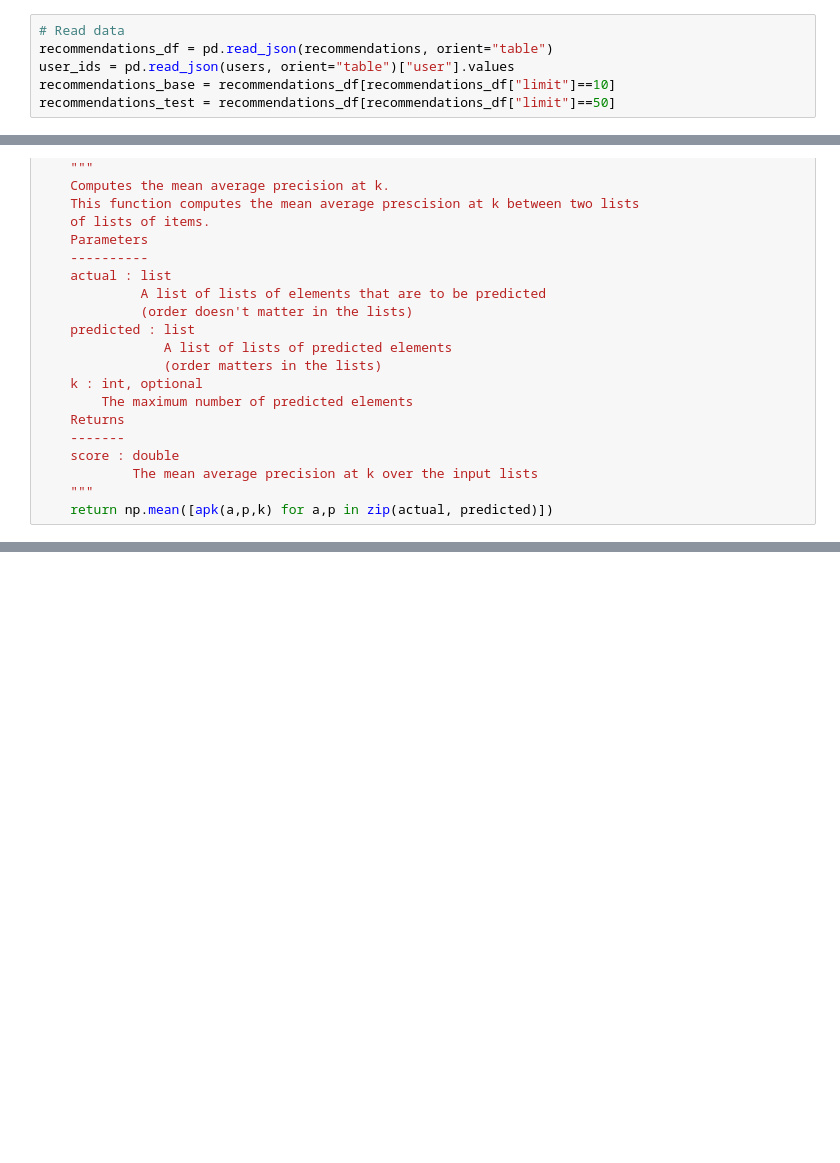
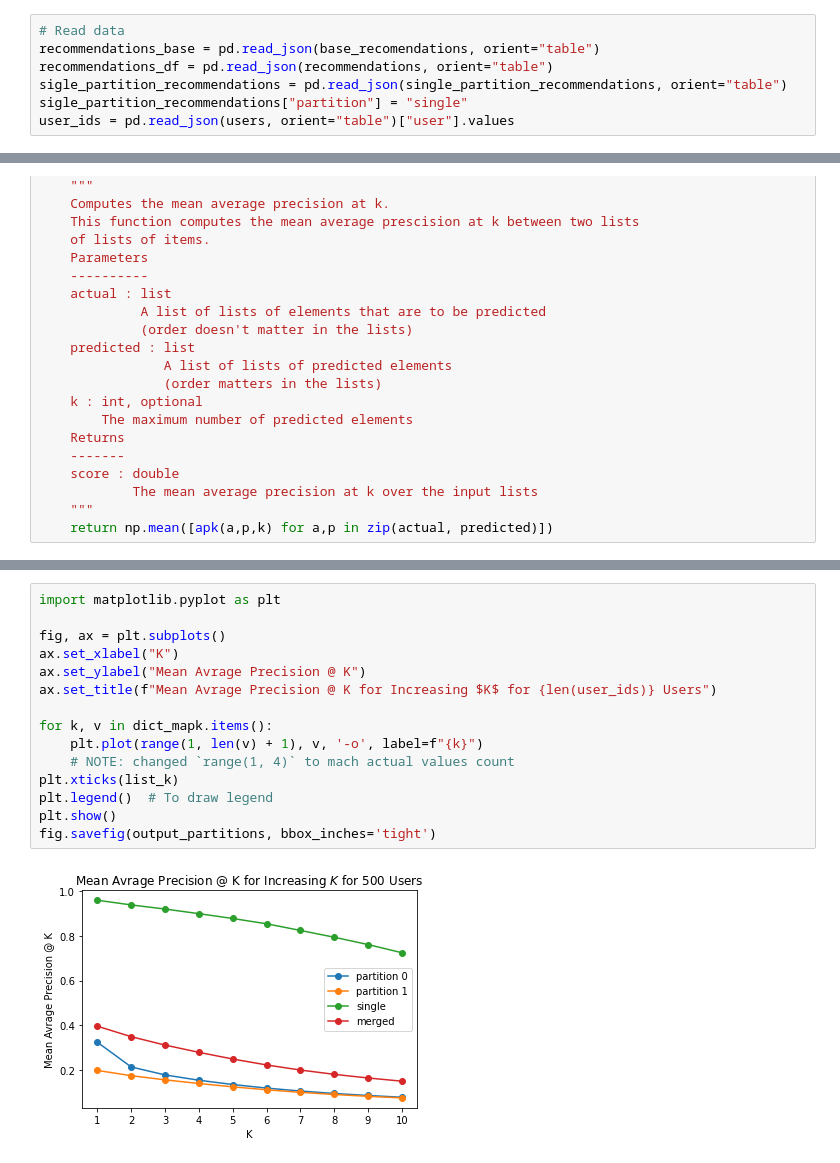
Before and after one commit to ramin-master-thesis/Evaluation-Suite, a Jupyter notebook: src/APK_MAPK.ipynb, the cells around one changed output, grey strips where cells are left out. Saved outputs shown, nothing was run; the diff lists cells and outputs as text; blank space fills up the shorter version.

```diff
--- a/src/APK_MAPK.ipynb
+++ b/src/APK_MAPK.ipynb
@@ -10,9 +41,10 @@ cut_off = 10
 # %%
 # Read data
+recommendations_base = pd.read_json(base_recomendations, orient="table")
 recommendations_df = pd.read_json(recommendations, orient="table")
+sigle_partition_recommendations = pd.read_json(single_partition_recommendations, orient="table")
+sigle_partition_recommendations["partition"] = "single"
 user_ids = pd.read_json(users, orient="table")["user"].values
-recommendations_base = recommendations_df[recommendations_df["limit"]==10]
-recommendations_test = recommendations_df[recommendations_df["limit"]==50]
 # %%
 def apk(list_actual: list, list_predicted: list, k=10):
     """
@@ -103 +253,18 @@ map@10: 0.7136501587301587
+# %%
+import matplotlib.pyplot as plt
+
+fig, ax = plt.subplots()
+ax.set_xlabel("K")
+ax.set_ylabel("Mean Avrage Precision @ K")
+ax.set_title(f"Mean Avrage Precision @ K for Increasing $K$ for {len(user_ids)} Users")
+
+for k, v in dict_mapk.items():
+    plt.plot(range(1, len(v) + 1), v, '-o', label=f"{k}")
+    # NOTE: changed `range(1, 4)` to mach actual values count
+plt.xticks(list_k)
+plt.legend()  # To draw legend
+plt.show()
+fig.savefig(output_partitions, bbox_inches='tight')
+# %% [output]
+[figure, added]
 # %%
```
Also changed, not shown: parts of 8 cells of this notebook, 3 other files.
